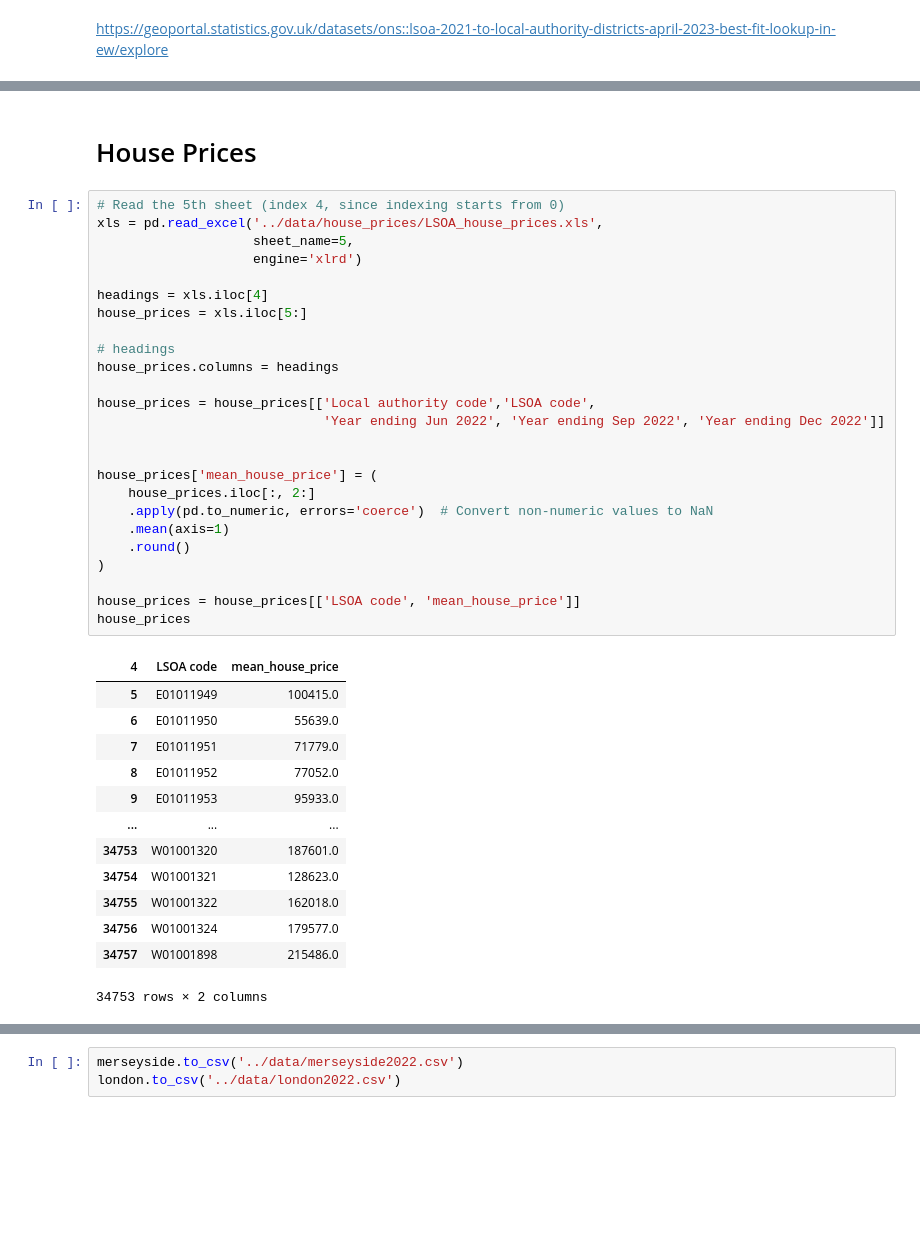
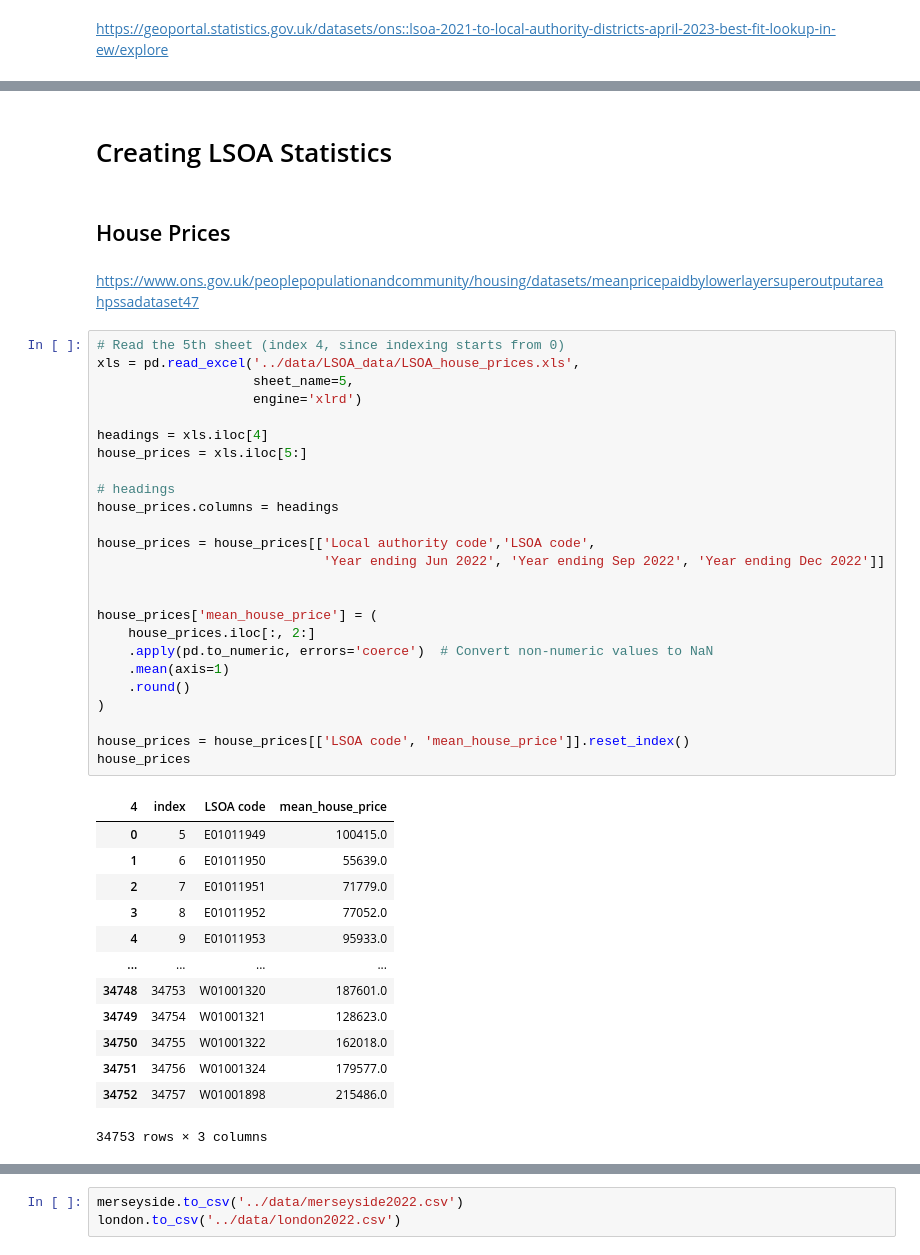
Before and after one commit to KofiBartonByfield/Dissertation, a Jupyter notebook: code/create_police_csv.ipynb, the cells around one changed output, grey strips where cells are left out. Cells and saved outputs as stored; diff of their text form; blank space fills up the shorter version.

```diff
--- a/code/create_police_csv.ipynb
+++ b/code/create_police_csv.ipynb
@@ -283,44 +370,48 @@ merseyside
+# %% [markdown]
+# Creating LSOA Statistics
 # %% [markdown]
-# House Prices
+## House Prices
+# %% [markdown]
+https://www.ons.gov.uk/peoplepopulationandcommunity/housing/datasets/meanpricepaidbylowerlayersuperoutputareahpssadataset47
 # %%
 # Read the 5th sheet (index 4, since indexing starts from 0)
-xls = pd.read_excel('../data/house_prices/LSOA_house_prices.xls',
+xls = pd.read_excel('../data/LSOA_data/LSOA_house_prices.xls',
                     sheet_name=5,
                     engine='xlrd')
 
 headings = xls.iloc[4]
 house_prices = xls.iloc[5:]
 
 # headings
 house_prices.columns = headings
 
 house_prices = house_prices[['Local authority code','LSOA code',
                              'Year ending Jun 2022', 'Year ending Sep 2022', 'Year ending Dec 2022']]
 
 
 house_prices['mean_house_price'] = (
     house_prices.iloc[:, 2:]
     .apply(pd.to_numeric, errors='coerce')  # Convert non-numeric values to NaN
     .mean(axis=1)
     .round()
 )
 
-house_prices = house_prices[['LSOA code', 'mean_house_price']]
+house_prices = house_prices[['LSOA code', 'mean_house_price']].reset_index()
 house_prices
 # %% [output]
-| 4 | LSOA code | mean_house_price |
-| 5 | E01011949 | 100415.0 |
-| 6 | E01011950 | 55639.0 |
-| 7 | E01011951 | 71779.0 |
-| 8 | E01011952 | 77052.0 |
-| 9 | E01011953 | 95933.0 |
-| ... | ... | ... |
-| 34753 | W01001320 | 187601.0 |
-| 34754 | W01001321 | 128623.0 |
-| 34755 | W01001322 | 162018.0 |
-| 34756 | W01001324 | 179577.0 |
-| 34757 | W01001898 | 215486.0 |
+| 4 | index | LSOA code | mean_house_price |
+| 0 | 5 | E01011949 | 100415.0 |
+| 1 | 6 | E01011950 | 55639.0 |
+| 2 | 7 | E01011951 | 71779.0 |
+| 3 | 8 | E01011952 | 77052.0 |
+| 4 | 9 | E01011953 | 95933.0 |
+| ... | ... | ... | ... |
+| 34748 | 34753 | W01001320 | 187601.0 |
+| 34749 | 34754 | W01001321 | 128623.0 |
+| 34750 | 34755 | W01001322 | 162018.0 |
+| 34751 | 34756 | W01001324 | 179577.0 |
+| 34752 | 34757 | W01001898 | 215486.0 |
-34753 rows × 2 columns
+34753 rows × 3 columns
 # %%
 # Merge house prices data with the merseyside DataFrame
 merseyside = house_prices.merge(merseyside, on='LSOA code', how='right')
```
Also changed, not shown: parts of 51 cells of this notebook, 5 other files.
